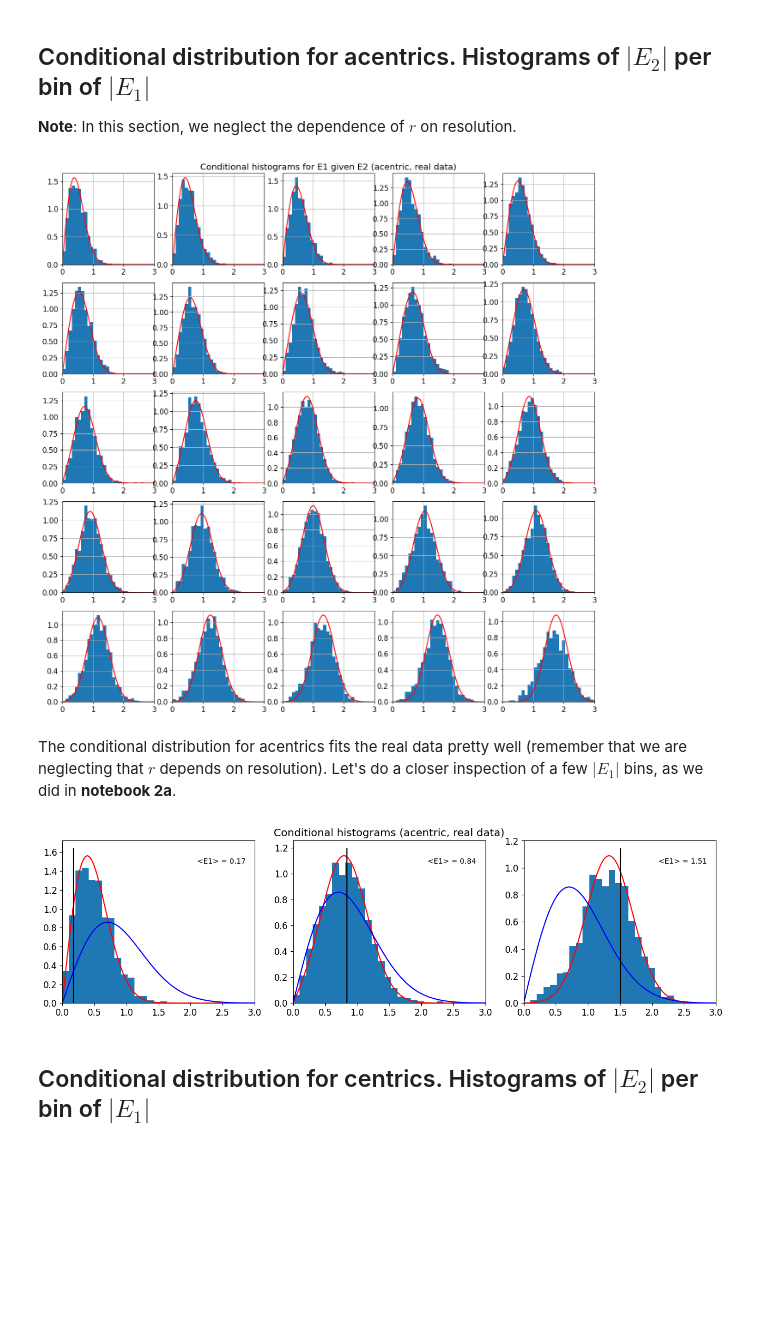
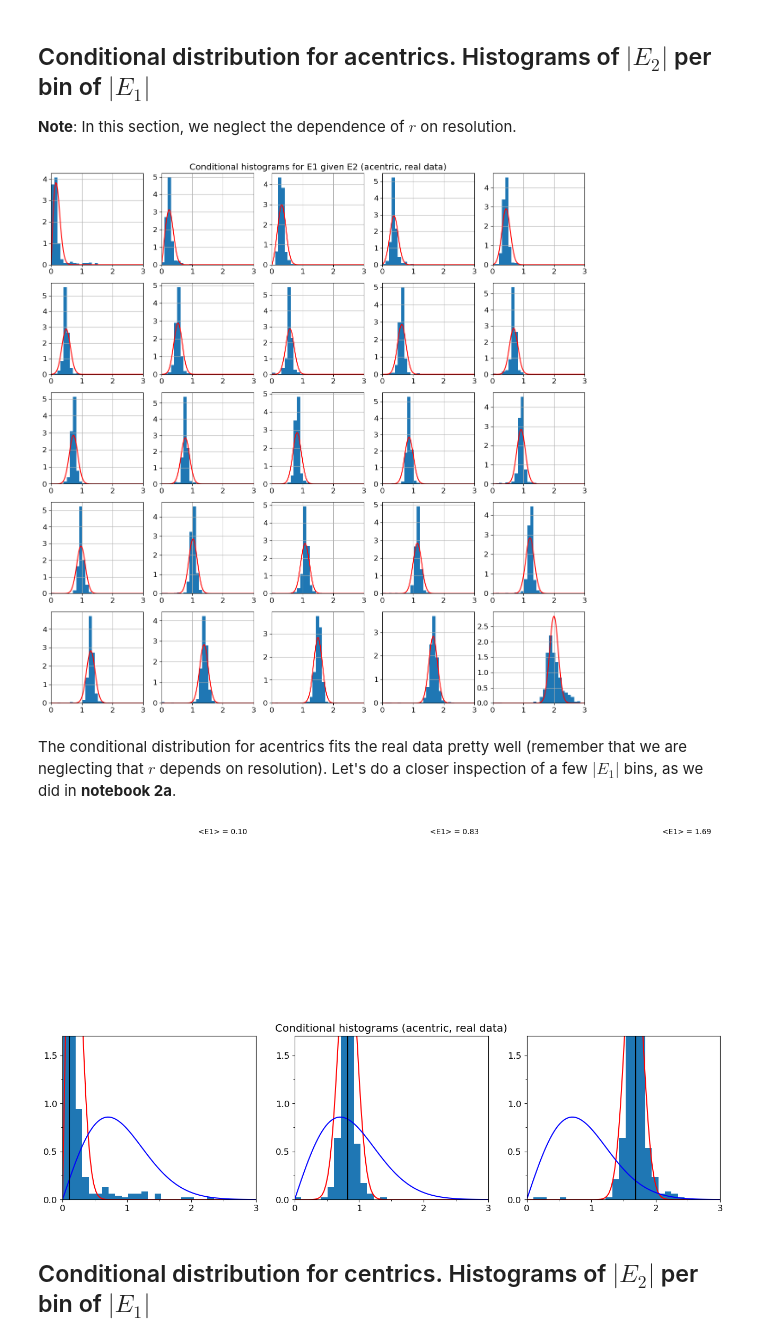
Before and after one commit to Hekstra-Lab/dw, a Jupyter notebook: 3_Fitting_DW_to_paired_data.ipynb, the cells around one changed output. Cells and saved outputs as stored; diff of their text form; code cells hidden in the pictures; blank space fills up the shorter version.

Commit message:
attempt local scaling with dw-examples

```diff
--- a/3_Fitting_DW_to_paired_data.ipynb
+++ b/3_Fitting_DW_to_paired_data.ipynb
@@ -53,9 +54,10 @@ data_set_pairs = {0:("5kvx_phases", "5kw3_phases"),\
                   1:("3pyp_phases", "1nwz_phases"),\
                   2:("4kjk_phases", "4kjj_phases", "4pst_phases", "4pss_phases"),\
                   3:("NECAT_PTP1B_RT_SAD/7rin_phases", "NECAT_PTP1B_RT_SAD/7mm1_phases"),\
-                  4:("4eul_phases","2y0g_phases")}
+                  4:("4eul_phases","2y0g_phases"),\
+                  5:("pyp_1p6A_grid_0","pyp_1p6A_grid_1"),}
 
-example=3
+example=5
 ix1 = 0
 ix2 = 1
 mtz1 = data_set_pairs[example][ix1] # omit .mtz
@@ -244,39 +256,52 @@ plt.savefig(fig_dir + \
             os.path.basename(data_set_pairs[example][ix2]) + "_acentric_amplitude_cond_hists.svg")
 plt.show()
 # %% [output]
-[figure, old version]
+[figure, new version]
 # %% [markdown]
 The conditional distribution for acentrics fits the real data pretty well (remember that we are neglecting that $r$ depends on resolution). Let's do a closer inspection of a few $|E_1|$ bins, as we did in **notebook 2a**.
 # %%
 plt.figure(figsize=(16,4))
 x=np.linspace(0,3,100)
 counter = 0
-for i in [1, 13, 23]:
+for i in [1, 13, 24]:
     counter += 1             # for illustration purposes.
     plt.subplot(1,3,counter) # for illustration purposes.
     r_DW = np.amin([a,0.98])
     r1 = r_DW*bin_means_acentric[i]     # conditional exp value
     cond_var = 0.5*(1-r_DW**2) # conditional var for acentrics
 
     plt.hist(ds1_2.loc[ds1_2["EP_1_bin"]==i,EP2_label],np.linspace(0,5,50),density=True)
     plt.plot(x, rice.pdf(x, r1/np.sqrt(cond_var),scale=np.sqrt(cond_var)),'r-')
     plt.plot(x, rice.pdf(x, 0,scale=np.sqrt(0.5)),'b-')
-    yl=plt.ylim()
+    if i==1:
+        yl=plt.ylim()
+    else:
+         pass
+    plt.ylim([0,1.7])
 
 #    to illustrate the idea of Rice interpolating between Wilson and delta function:
     plt.plot(bin_means_acentric[i]*np.asarray([1, 1]),yl,'k-')
     xl=[0,3] #plt.xlim()
     plt.text(2.1,0.9*yl[1],f"<E1> = {bin_means_acentric[i]:.2f}",size=10)
     plt.xlim(xl)
     if counter == 2:
         plt.title("Conditional histograms (acentric, real data)")
+
+    ax = plt.gca()
+    ax.xaxis.set_major_locator(mticker.MultipleLocator(1.0))
+    ax.xaxis.set_major_formatter(mticker.FormatStrFormatter('%d'))
+    ax.xaxis.set_minor_locator(mticker.MultipleLocator(0.5))
+
+    ax.yaxis.set_major_locator(mticker.MultipleLocator(0.5))
+    ax.yaxis.set_minor_locator(mticker.MultipleLocator(0.25))
+
 plt.savefig(fig_dir+os.path.basename(data_set_pairs[example][ix1]) + "_" + \
             os.path.basename(data_set_pairs[example][ix2]) + "_acentric.svg")
 plt.show()
 # Basic check:
 #    plt.plot(np.sqrt((1-rho**2)+rho**2 * bin_means[i]**2), np.sqrt(np.mean(ds_test["EP_2"][ds_test["EP_1_bin"]==i]**2)), 'bo')
 # %% [output]
-[figure, old version]
+[figure, new version]
 # %% [markdown]
 ## Conditional distribution for centrics. Histograms of $|E_2|$ per bin of $|E_1|$
 # %%
```
Also changed, not shown: parts of 13 cells of this notebook, 50 other files.
